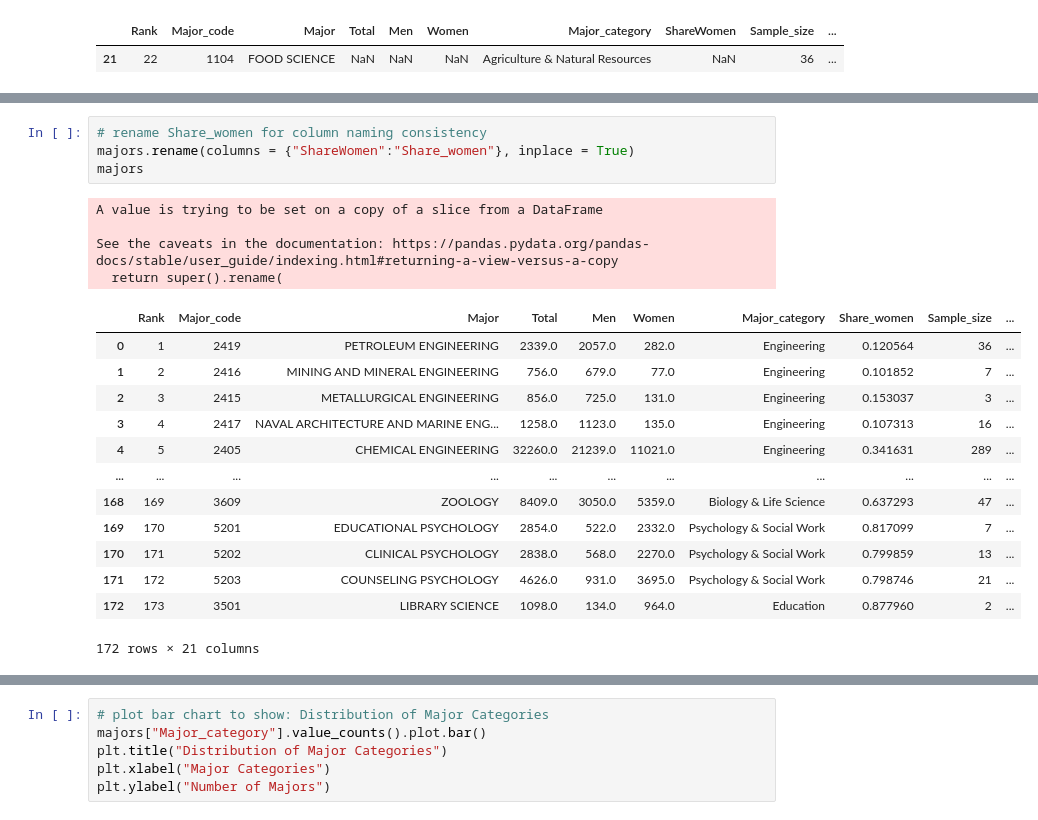
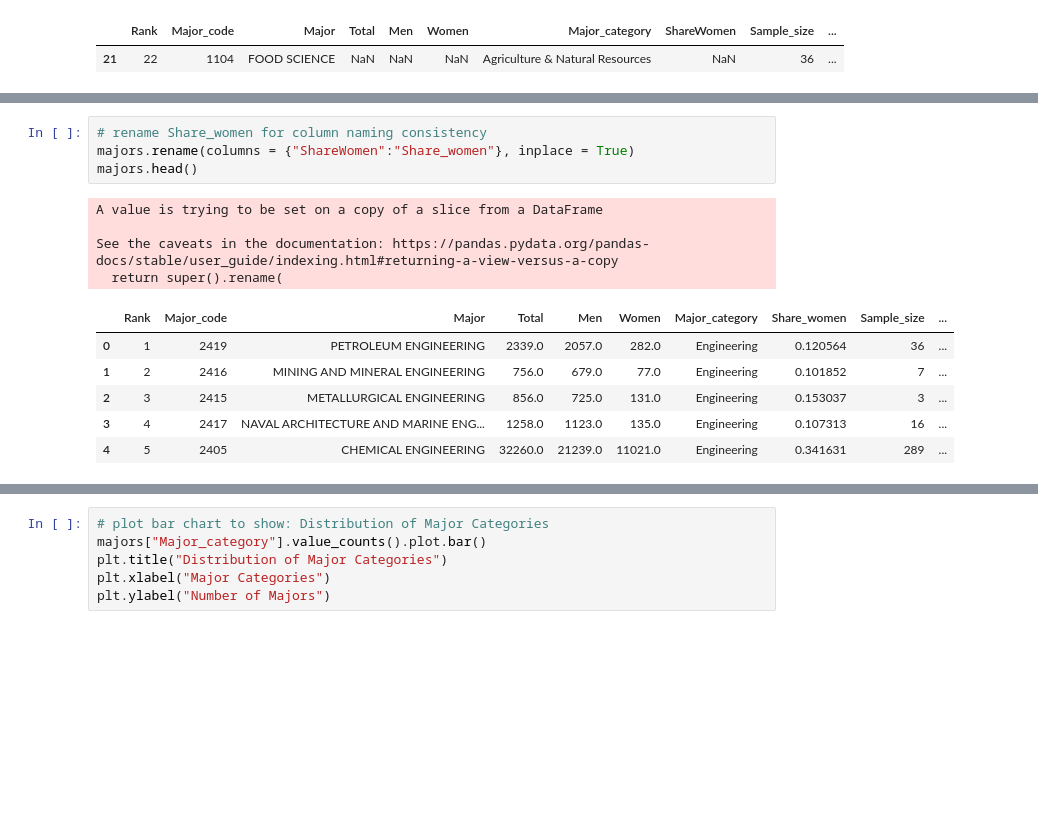
Before and after one commit to lbcmp/Data-Science-Project, a Jupyter notebook: MAT328_Project.ipynb, the cells around one changed output, grey strips where cells are left out. Cells and saved outputs as stored; diff of their text form; blank space fills up the shorter version.

```diff
--- a/MAT328_Project.ipynb
+++ b/MAT328_Project.ipynb
@@ -76,22 +57,15 @@ Index(['Rank', 'Major_code', 'Major', 'Total', 'Men', 'Women',
 # %%
 # rename Share_women for column naming consistency
 majors.rename(columns = {"ShareWomen":"Share_women"}, inplace = True)
-majors
+majors.head()
 # %% [output]
 A value is trying to be set on a copy of a slice from a DataFrame
 
 See the caveats in the documentation: https://pandas.pydata.org/pandas-docs/stable/user_guide/indexing.html#returning-a-view-versus-a-copy
   return super().rename(
 |  | Rank | Major_code | Major | Total | Men | Women | Major_category | Share_women | Sample_size | ... |
 | 0 | 1 | 2419 | PETROLEUM ENGINEERING | 2339.0 | 2057.0 | 282.0 | Engineering | 0.120564 | 36 | ... |
 | 1 | 2 | 2416 | MINING AND MINERAL ENGINEERING | 756.0 | 679.0 | 77.0 | Engineering | 0.101852 | 7 | ... |
 | 2 | 3 | 2415 | METALLURGICAL ENGINEERING | 856.0 | 725.0 | 131.0 | Engineering | 0.153037 | 3 | ... |
 | 3 | 4 | 2417 | NAVAL ARCHITECTURE AND MARINE ENG... | 1258.0 | 1123.0 | 135.0 | Engineering | 0.107313 | 16 | ... |
 | 4 | 5 | 2405 | CHEMICAL ENGINEERING | 32260.0 | 21239.0 | 11021.0 | Engineering | 0.341631 | 289 | ... |
-| ... | ... | ... | ... | ... | ... | ... | ... | ... | ... | ... |
-| 168 | 169 | 3609 | ZOOLOGY | 8409.0 | 3050.0 | 5359.0 | Biology & Life Science | 0.637293 | 47 | ... |
-| 169 | 170 | 5201 | EDUCATIONAL PSYCHOLOGY | 2854.0 | 522.0 | 2332.0 | Psychology & Social Work | 0.817099 | 7 | ... |
-| 170 | 171 | 5202 | CLINICAL PSYCHOLOGY | 2838.0 | 568.0 | 2270.0 | Psychology & Social Work | 0.799859 | 13 | ... |
-| 171 | 172 | 5203 | COUNSELING PSYCHOLOGY | 4626.0 | 931.0 | 3695.0 | Psychology & Social Work | 0.798746 | 21 | ... |
-| 172 | 173 | 3501 | LIBRARY SCIENCE | 1098.0 | 134.0 | 964.0 | Education | 0.877960 | 2 | ... |
-172 rows × 21 columns
```
Also changed, not shown: parts of 31 cells of this notebook.
